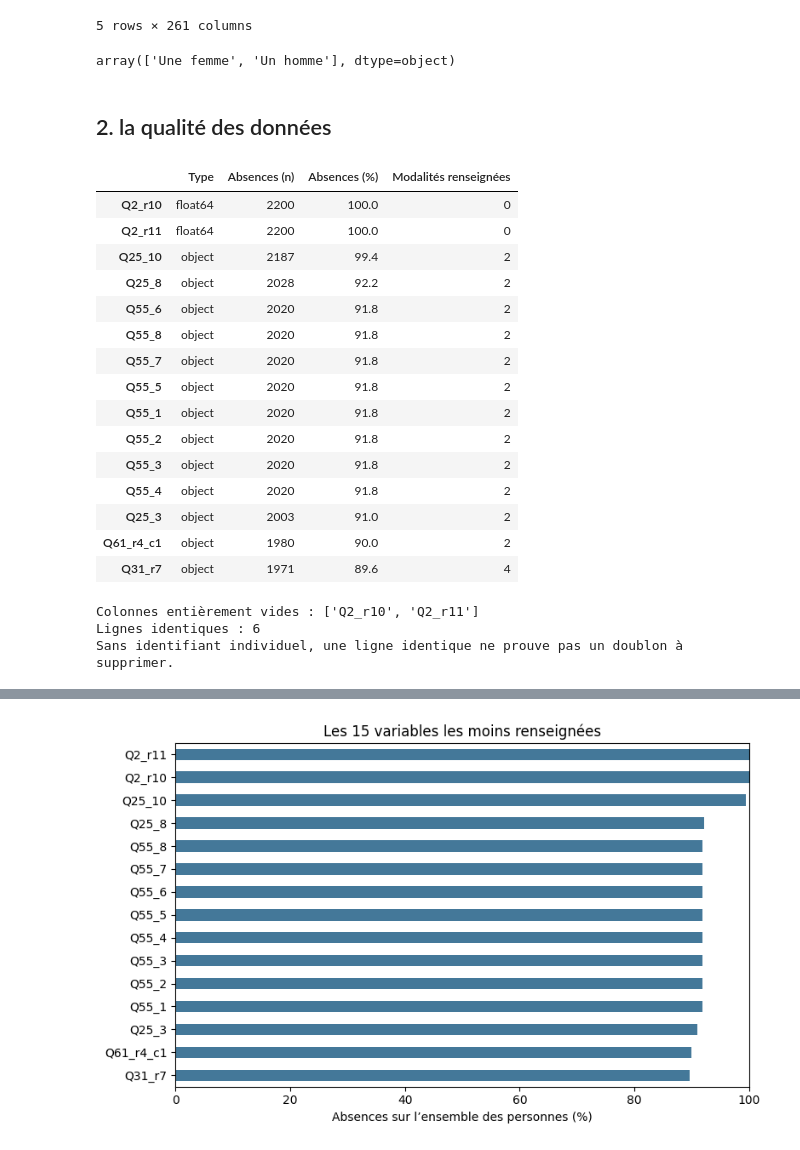
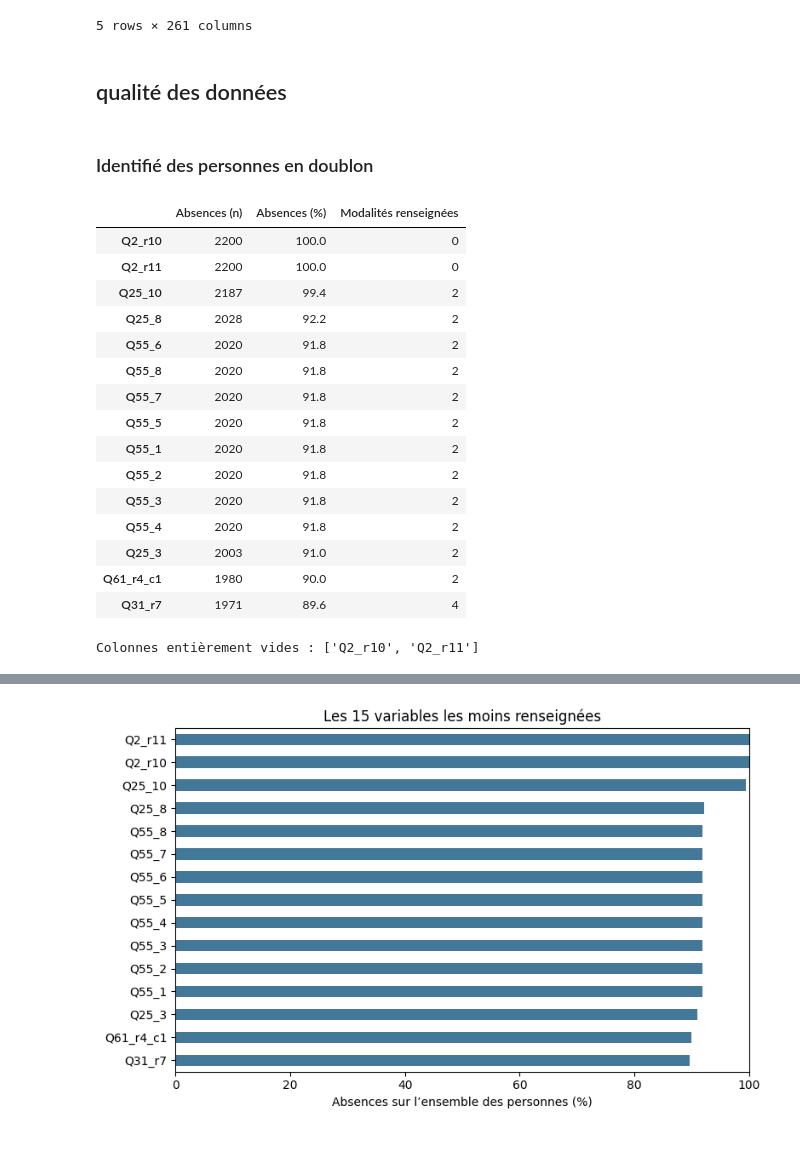
Before and after one commit to felipemarzin-oss/data-science-project, a Jupyter notebook: notebooks/exploration.ipynb, the cells around one changed output, grey strips where cells are left out. Cells and saved outputs as stored; diff of their text form; code cells hidden in the pictures.

```diff
--- a/notebooks/exploration.ipynb
+++ b/notebooks/exploration.ipynb
@@ -39,46 +37,39 @@ df.head(5)
 | 3 | Une femme | FEMME | De35a49ans1 | De35a49ans2 | Femme35ansEtPlus | PlusDe100000Habitants | UDA9 | BUDA5 | PROVINCE | ProvenceAlpesCoteDAzur | ... | ... |
 | 4 | Un homme | HOMME | De50a64ans1 | PlusDe49ans | Homme35ansEtPlus | MoinsDe100000Habitants | UDA8 | BUDA5 | PROVINCE | AuvergneRhoneAlpes | ... | ... |
 5 rows × 261 columns
-# %%
-df["SEXE"].unique()
-# %% [output]
-array(['Une femme', 'Un homme'], dtype=object)
 # %% [markdown]
-## 2. la qualité des données
+## qualité des données
+# %% [markdown]
+### Identifié des personnes en doublon
 # %%
 # Nettoyer les espaces et les codes d’absence sans transformer les zéros.
 for col in df.select_dtypes(include=['object', 'string']).columns:
     df[col] = df[col].map(lambda x: x.strip() if isinstance(x, str) else x)
     df[col] = df[col].map(
         lambda x: np.nan if isinstance(x, str) and x in {'#NUL!', ''} else x)
 
 audit = pd.DataFrame({
-    'Type': df.dtypes.astype(str),
     'Absences (n)': df.isna().sum(),
     'Absences (%)': (100 * df.isna().mean()).round(1),
     'Modalités renseignées': df.nunique(dropna=True)
 })
 display(audit.sort_values('Absences (%)', ascending=False).head(15))
 print('Colonnes entièrement vides :', audit.index[audit['Absences (%)'].eq(100)].tolist())
-print('Lignes identiques :', df.duplicated().sum())
-print('Sans identifiant individuel, une ligne identique ne prouve pas un doublon à supprimer.')
 # %% [output]
-|  | Type | Absences (n) | Absences (%) | Modalités renseignées |
-| Q2_r10 | float64 | 2200 | 100.0 | 0 |
-| Q2_r11 | float64 | 2200 | 100.0 | 0 |
-| Q25_10 | object | 2187 | 99.4 | 2 |
-| Q25_8 | object | 2028 | 92.2 | 2 |
-| Q55_6 | object | 2020 | 91.8 | 2 |
-| Q55_8 | object | 2020 | 91.8 | 2 |
-| Q55_7 | object | 2020 | 91.8 | 2 |
-| Q55_5 | object | 2020 | 91.8 | 2 |
-| Q55_1 | object | 2020 | 91.8 | 2 |
-| Q55_2 | object | 2020 | 91.8 | 2 |
-| Q55_3 | object | 2020 | 91.8 | 2 |
-| Q55_4 | object | 2020 | 91.8 | 2 |
-| Q25_3 | object | 2003 | 91.0 | 2 |
-| Q61_r4_c1 | object | 1980 | 90.0 | 2 |
-| Q31_r7 | object | 1971 | 89.6 | 4 |
+|  | Absences (n) | Absences (%) | Modalités renseignées |
+| Q2_r10 | 2200 | 100.0 | 0 |
+| Q2_r11 | 2200 | 100.0 | 0 |
+| Q25_10 | 2187 | 99.4 | 2 |
+| Q25_8 | 2028 | 92.2 | 2 |
+| Q55_6 | 2020 | 91.8 | 2 |
+| Q55_8 | 2020 | 91.8 | 2 |
+| Q55_7 | 2020 | 91.8 | 2 |
+| Q55_5 | 2020 | 91.8 | 2 |
+| Q55_1 | 2020 | 91.8 | 2 |
+| Q55_2 | 2020 | 91.8 | 2 |
+| Q55_3 | 2020 | 91.8 | 2 |
+| Q55_4 | 2020 | 91.8 | 2 |
+| Q25_3 | 2003 | 91.0 | 2 |
+| Q61_r4_c1 | 1980 | 90.0 | 2 |
+| Q31_r7 | 1971 | 89.6 | 4 |
 Colonnes entièrement vides : ['Q2_r10', 'Q2_r11']
-Lignes identiques : 6
-Sans identifiant individuel, une ligne identique ne prouve pas un doublon à supprimer.
```
Also changed, not shown: parts of 17 cells of this notebook.
